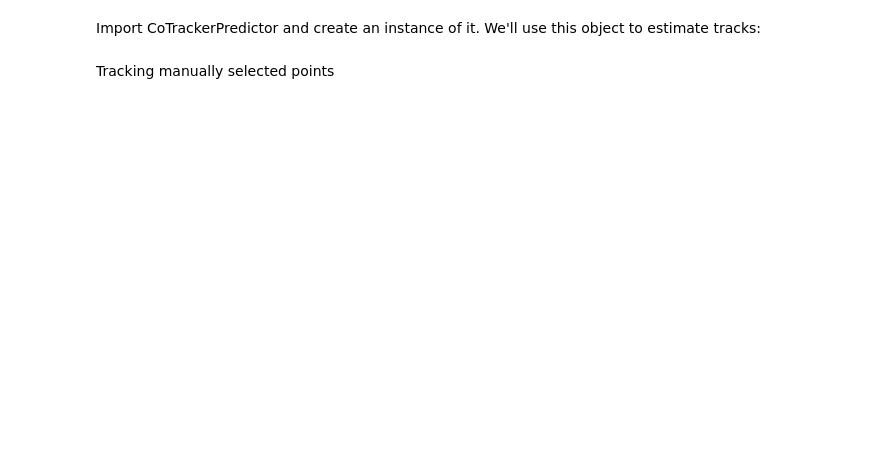
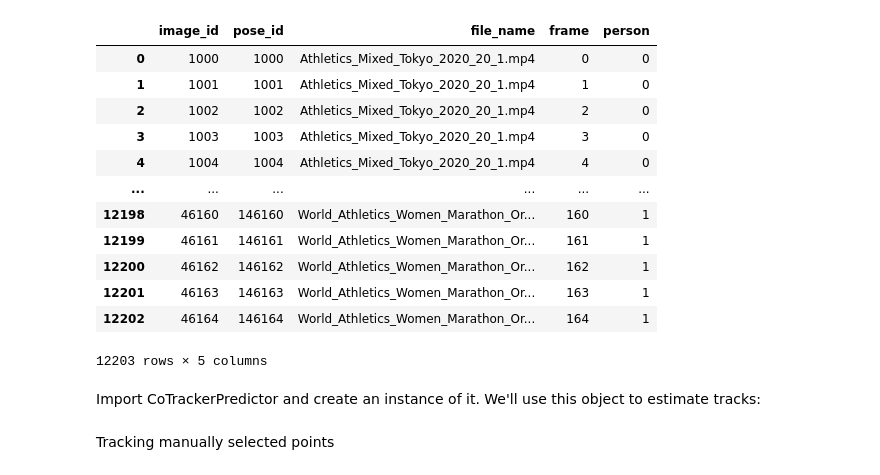
Before and after one commit to justy93/PoseEstimation, a Jupyter notebook: cotracker.ipynb, the cells around one changed output. Cells and saved outputs as stored; diff of their text form; code cells hidden in the pictures; blank space fills up the shorter version.

```diff
--- a/cotracker.ipynb
+++ b/cotracker.ipynb
@@ -1,31 +1,40 @@
 # %%
 import os
 import torch
 import imageio.v3 as iio
 import numpy as np
 
 from base64 import b64encode
 from cotracker.utils.visualizer import Visualizer, read_video_from_path
 from IPython.display import HTML
 from cotracker.predictor import CoTrackerPredictor, CoTrackerOnlinePredictor
 import PoseEstimation.customutils as customutils
 
 # model = torch.hub.load("facebookresearch/co-tracker", "cotracker2_online").to("cuda")
 DEFAULT_DEVICE = torch.device("cuda" if torch.cuda.is_available() else "cpu")
 model = CoTrackerPredictor(checkpoint=os.path.join('./co-tracker/checkpoints/cotracker2.pth'))#.to(DEFAULT_DEVICE)
 
 NUM_KEYPOINTS = 26
 
 if torch.cuda.is_available():
     model = model.cuda()
 
-
-LABELS = customutils.get_classes('configs/halpe26_classes.txt')
-LABELS_COCO = customutils.get_classes('configs/coco_classes.txt')
-LABELS_FOOT = ['LBigToe','RBigToe','LSmallToe','RSmallToe','LHeel','RHeel']
-
 df_running_annotations = customutils.load_images_dataframe()
 df_running_annotations
+# %% [output]
+|  | image_id | pose_id | file_name | frame | person |
+| 0 | 1000 | 1000 | Athletics_Mixed_Tokyo_2020_20_1.mp4 | 0 | 0 |
+| 1 | 1001 | 1001 | Athletics_Mixed_Tokyo_2020_20_1.mp4 | 1 | 0 |
+| 2 | 1002 | 1002 | Athletics_Mixed_Tokyo_2020_20_1.mp4 | 2 | 0 |
+| 3 | 1003 | 1003 | Athletics_Mixed_Tokyo_2020_20_1.mp4 | 3 | 0 |
+| 4 | 1004 | 1004 | Athletics_Mixed_Tokyo_2020_20_1.mp4 | 4 | 0 |
+| ... | ... | ... | ... | ... | ... |
+| 12198 | 46160 | 146160 | World_Athletics_Women_Marathon_Or... | 160 | 1 |
+| 12199 | 46161 | 146161 | World_Athletics_Women_Marathon_Or... | 161 | 1 |
+| 12200 | 46162 | 146162 | World_Athletics_Women_Marathon_Or... | 162 | 1 |
+| 12201 | 46163 | 146163 | World_Athletics_Women_Marathon_Or... | 163 | 1 |
+| 12202 | 46164 | 146164 | World_Athletics_Women_Marathon_Or... | 164 | 1 |
+12203 rows × 5 columns
 # %%
 def _process_step(window_frames, is_first_step, queries = None):
         video_chunk = (
```
Also changed, not shown: parts of 6 cells of this notebook, 4 other files.
